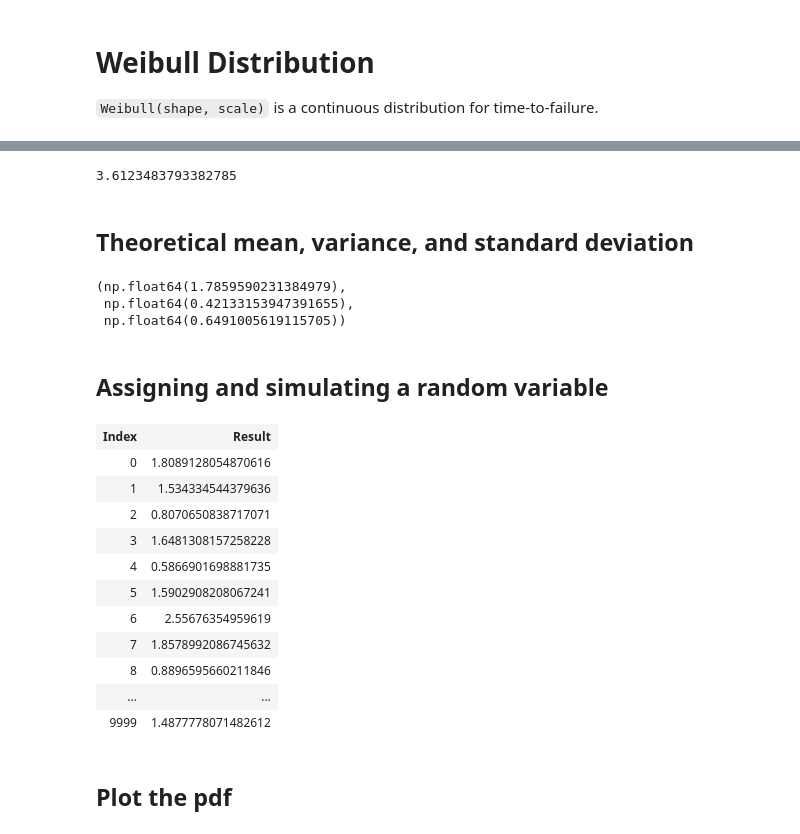
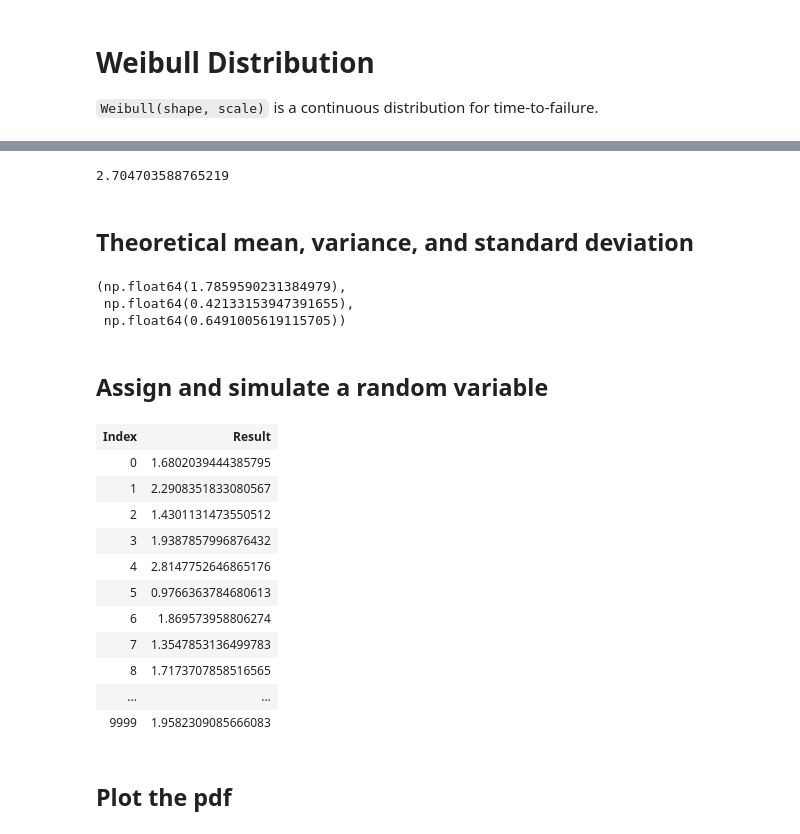
Before and after one commit to calpoly-symbulate/symbulate, a Jupyter notebook: team/new_distribution_demos/weibull_demo.ipynb, the cells around one changed output, grey strips where cells are left out. Saved outputs shown, nothing was run; the diff lists cells and outputs as text; code cells hidden in the pictures.

```diff
--- a/team/new_distribution_demos/weibull_demo.ipynb
+++ b/team/new_distribution_demos/weibull_demo.ipynb
@@ -9,33 +9,32 @@ from symbulate import *
 # %%
-X = Weibull(shape=3, scale=2)
-X.draw()
+Weibull(shape=3, scale=2).draw()
 # %% [output]
-3.6123483793382785
+2.704703588765219
 # %% [markdown]
 ## Theoretical mean, variance, and standard deviation
-# %%
-X.mean(), X.var(), X.sd()
-# %% [output]
-(np.float64(1.7859590231384979),
- np.float64(0.42133153947391655),
- np.float64(0.6491005619115705))
+# %%
+Weibull(shape=3, scale=2).mean(), Weibull(shape=3, scale=2).var(), Weibull(shape=3, scale=2).sd()
+# %% [output]
+(np.float64(1.7859590231384979),
+ np.float64(0.42133153947391655),
+ np.float64(0.6491005619115705))
 # %% [markdown]
-## Assigning and simulating a random variable
+## Assign and simulate a random variable
 # %%
-W1 = RV(X)
+W1 = RV(Weibull(shape=3, scale=2))
 W1.sim(10000)
 # %% [output]
 | Index | Result |
-| 0 | 1.8089128054870616 |
-| 1 | 1.534334544379636 |
-| 2 | 0.8070650838717071 |
-| 3 | 1.6481308157258228 |
-| 4 | 0.5866901698881735 |
-| 5 | 1.5902908208067241 |
-| 6 | 2.55676354959619 |
-| 7 | 1.8578992086745632 |
-| 8 | 0.8896595660211846 |
+| 0 | 1.6802039444385795 |
+| 1 | 2.2908351833080567 |
+| 2 | 1.4301131473550512 |
+| 3 | 1.9387857996876432 |
+| 4 | 2.8147752646865176 |
+| 5 | 0.9766363784680613 |
+| 6 | 1.869573958806274 |
+| 7 | 1.3547853136499783 |
+| 8 | 1.7173707858516565 |
 | ... | ... |
-| 9999 | 1.4877778071482612 |
+| 9999 | 1.9582309085666083 |
 # %% [markdown]
 ## Plot the pdf
```
Also changed, not shown: parts of 10 cells of this notebook, 6 other files.
